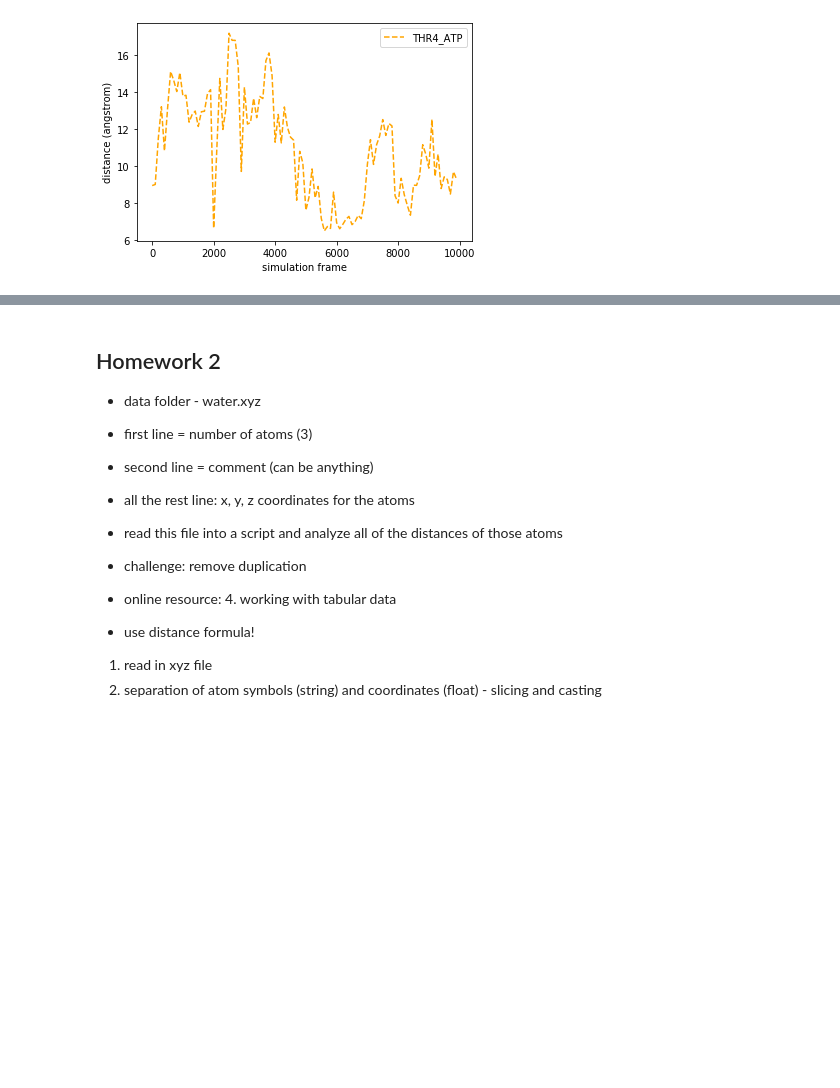
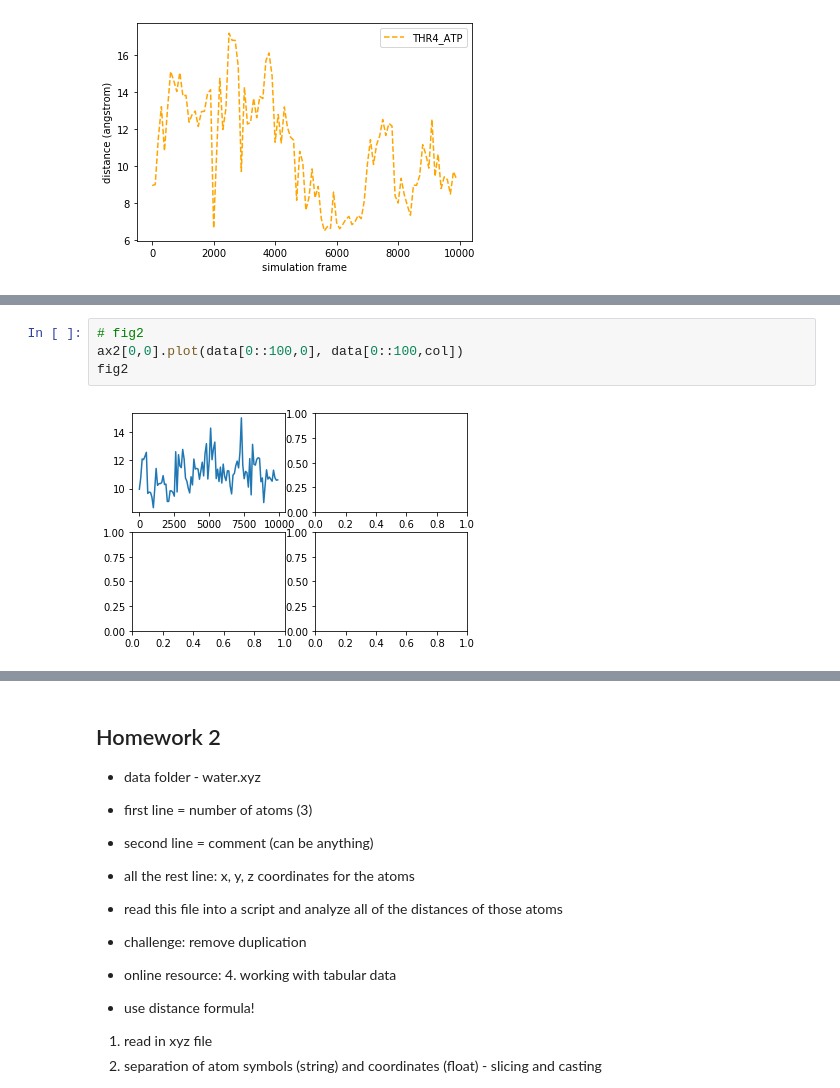
Before and after one commit to kristenmin/molssi-python-webinar, a Jupyter notebook: tabulardata-plotting.ipynb, the cells around one changed output, grey strips where cells are left out. Cells and saved outputs as stored; diff of their text form; blank space fills up the shorter version.

```diff
--- a/tabulardata-plotting.ipynb
+++ b/tabulardata-plotting.ipynb
@@ -262,0 +300,6 @@ Text(0, 0.5, 'distance (angstrom)')
+# %%
+# fig2
+ax2[0,0].plot(data[0::100,0], data[0::100,col])
+fig2
+# %% [output]
+[figure, added]
```
Also changed, not shown: parts of 16 cells of this notebook, 3 other files.
